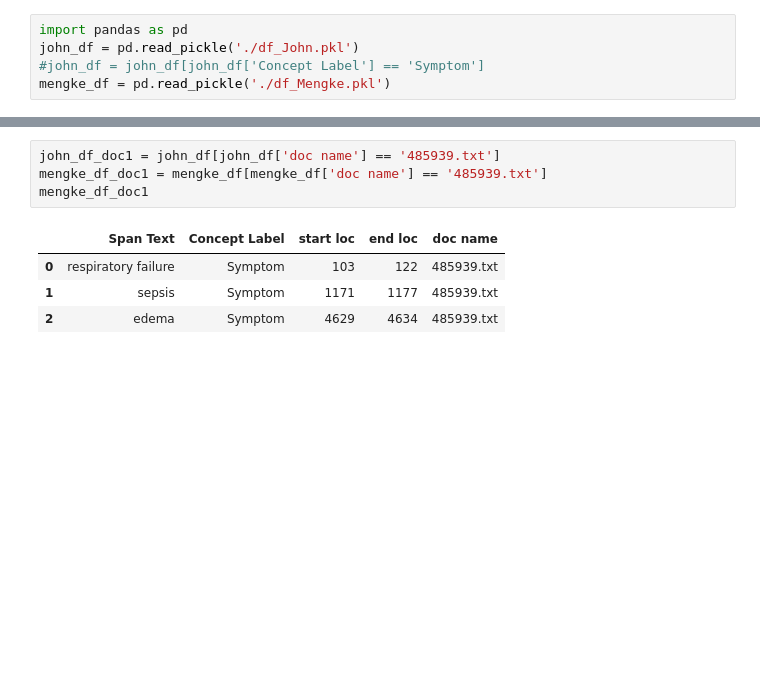
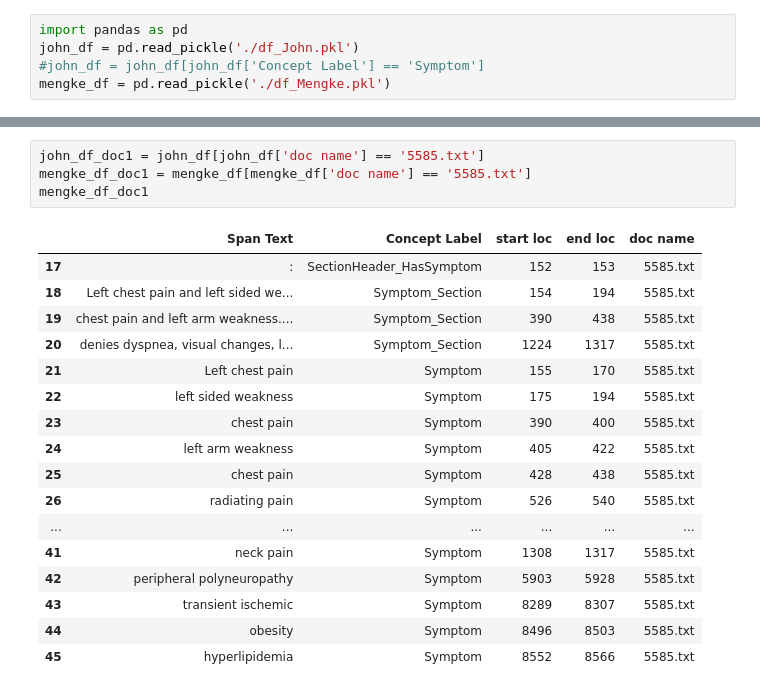
Before and after one commit to medspacy/medspacy_annotations, a Jupyter notebook: notebooks/IAA-John-Development.ipynb, the cells around one changed output, grey strips where cells are left out. Cells and saved outputs as stored; diff of their text form; blank space fills up the shorter version.

```diff
--- a/notebooks/IAA-John-Development.ipynb
+++ b/notebooks/IAA-John-Development.ipynb
@@ -475,9 +491,22 @@ IAA.corpus_agreement(john_df,mengke_df,loose=0)
 # %%
-john_df_doc1 = john_df[john_df['doc name'] == '485939.txt']
-mengke_df_doc1 = mengke_df[mengke_df['doc name'] == '485939.txt']
+john_df_doc1 = john_df[john_df['doc name'] == '5585.txt']
+mengke_df_doc1 = mengke_df[mengke_df['doc name'] == '5585.txt']
 mengke_df_doc1
 # %% [output]
 |  | Span Text | Concept Label | start loc | end loc | doc name |
-| 0 | respiratory failure | Symptom | 103 | 122 | 485939.txt |
-| 1 | sepsis | Symptom | 1171 | 1177 | 485939.txt |
-| 2 | edema | Symptom | 4629 | 4634 | 485939.txt |
+| 17 | : | SectionHeader_HasSymptom | 152 | 153 | 5585.txt |
+| 18 | Left chest pain and left sided we... | Symptom_Section | 154 | 194 | 5585.txt |
+| 19 | chest pain and left arm weakness.... | Symptom_Section | 390 | 438 | 5585.txt |
+| 20 | denies dyspnea, visual changes, l... | Symptom_Section | 1224 | 1317 | 5585.txt |
+| 21 | Left chest pain | Symptom | 155 | 170 | 5585.txt |
+| 22 | left sided weakness | Symptom | 175 | 194 | 5585.txt |
+| 23 | chest pain | Symptom | 390 | 400 | 5585.txt |
+| 24 | left arm weakness | Symptom | 405 | 422 | 5585.txt |
+| 25 | chest pain | Symptom | 428 | 438 | 5585.txt |
+| 26 | radiating pain | Symptom | 526 | 540 | 5585.txt |
+| ... | ... | ... | ... | ... | ... |
+| 41 | neck pain | Symptom | 1308 | 1317 | 5585.txt |
+| 42 | peripheral polyneuropathy | Symptom | 5903 | 5928 | 5585.txt |
+| 43 | transient ischemic | Symptom | 8289 | 8307 | 5585.txt |
+| 44 | obesity | Symptom | 8496 | 8503 | 5585.txt |
+| 45 | hyperlipidemia | Symptom | 8552 | 8566 | 5585.txt |
```
Also changed, not shown: parts of 11 cells of this notebook, 1 other file.
